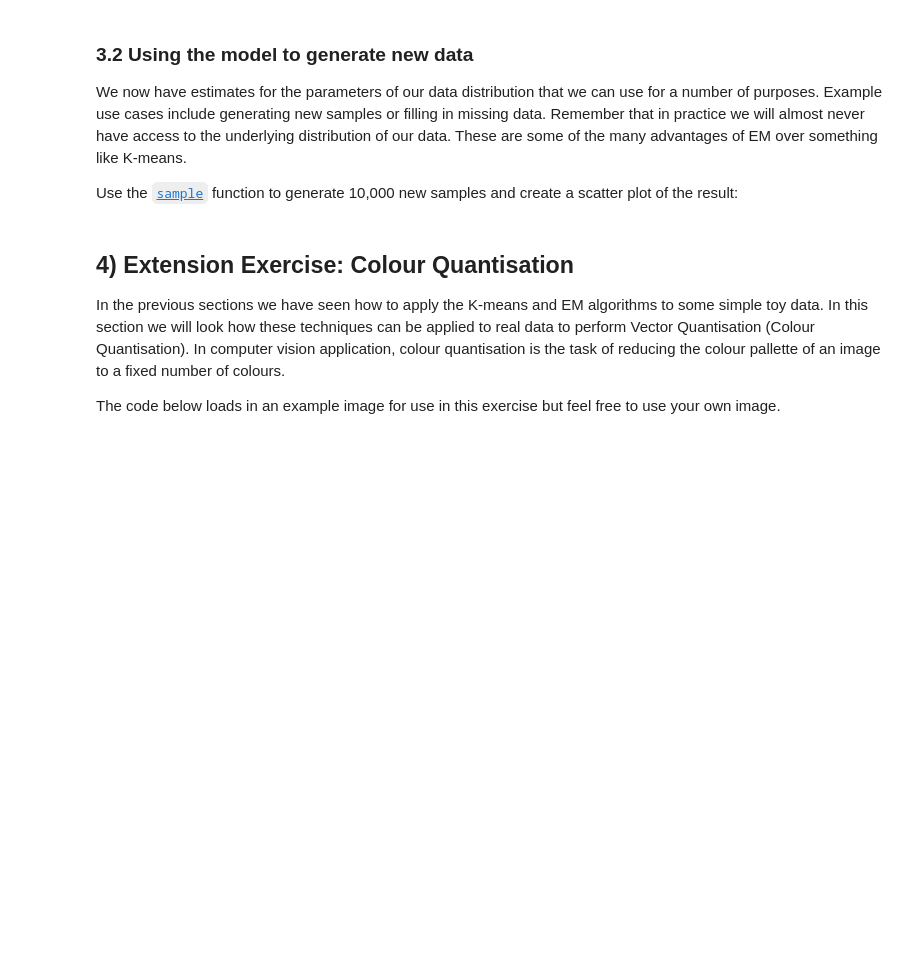
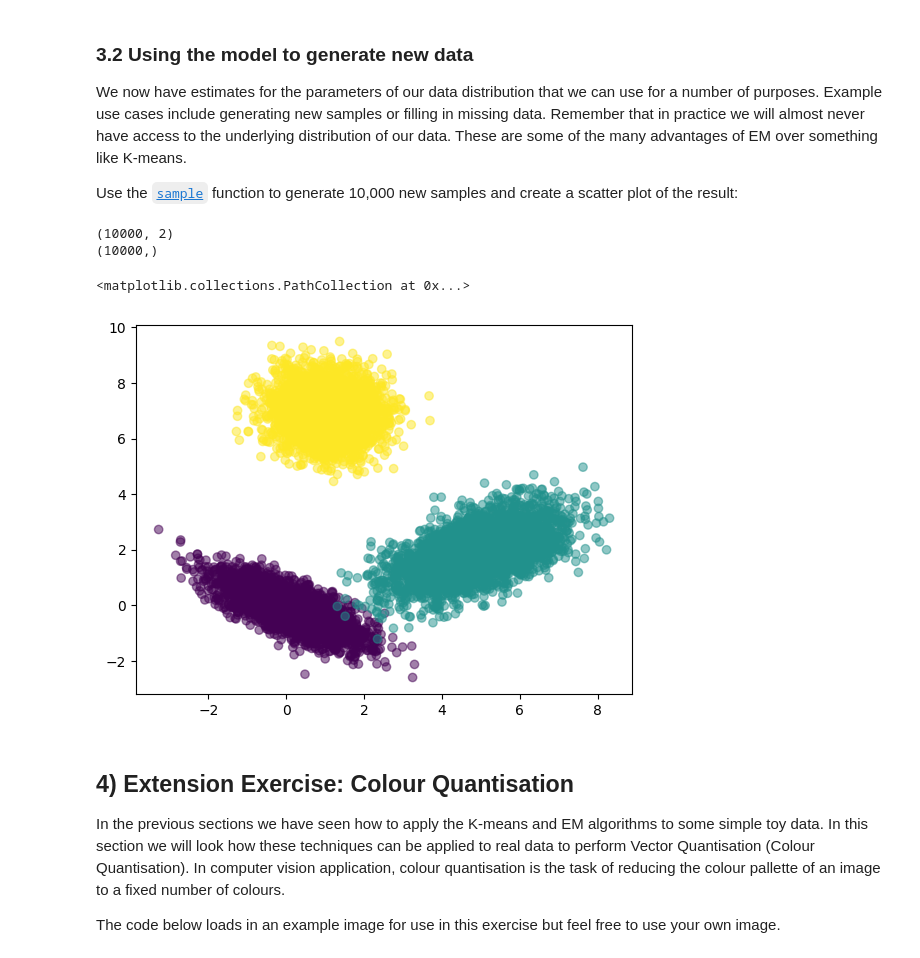
Before and after one commit to alexelwood14/lab_sheets_public, a Jupyter notebook: lab4/lab4-MixtureModels_K-means_Expectation-Maximisation.ipynb, the cells around one changed output. Saved outputs shown, nothing was run; the diff lists cells and outputs as text; code cells hidden in the pictures; blank space fills up the shorter version.

```diff
--- a/lab4/lab4-MixtureModels_K-means_Expectation-Maximisation.ipynb
+++ b/lab4/lab4-MixtureModels_K-means_Expectation-Maximisation.ipynb
@@ -309,3 +361,11 @@ Use the [`sample`](https://scikit-learn.org/stable/modules/generated/sklearn.mix
+# %%
+samples = gmm.sample(10000)
+plt.scatter(samples[0].T[0], samples[0].T[1], c=samples[1], alpha=0.5)
+# %% [output]
+(10000, 2)
+(10000,)
+<matplotlib.collections.PathCollection at 0x...>
+[figure, added]
 # %% [markdown]
 ## 4) Extension Exercise: Colour Quantisation
 
```
Also changed, not shown: parts of 2 cells of this notebook.
